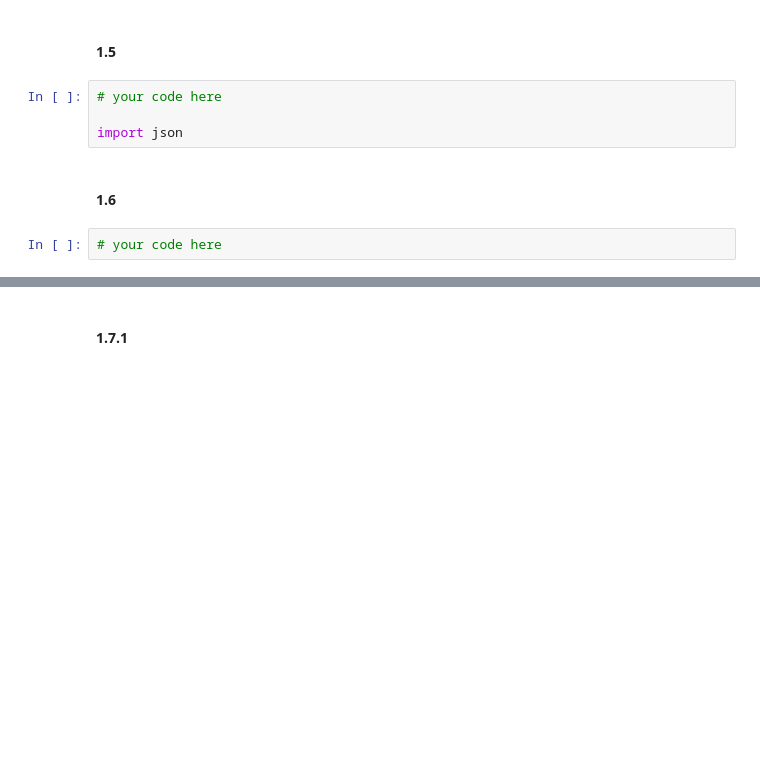
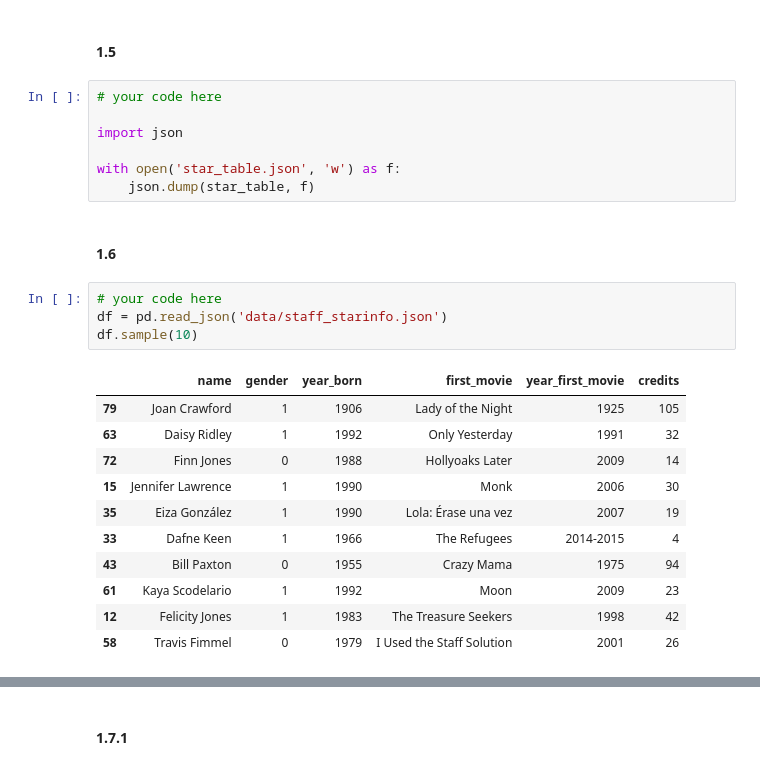
Before and after one commit to lucasresck/foundations-of-data-science, a Jupyter notebook: cs109a_hw1/S109a_hw1.ipynb, the cells around one changed output, grey strips where cells are left out. Cells and saved outputs as stored; diff of their text form; blank space fills up the shorter version.

```diff
--- a/cs109a_hw1/S109a_hw1.ipynb
+++ b/cs109a_hw1/S109a_hw1.ipynb
@@ -738,7 +786,24 @@ Your output should look like this:
 # your code here
 
 import json
+
+with open('star_table.json', 'w') as f:
+    json.dump(star_table, f)
 # %% [markdown]
 #### 1.6
 # %%
 # your code here
+df = pd.read_json('data/staff_starinfo.json')
+df.sample(10)
+# %% [output]
+|  | name | gender | year_born | first_movie | year_first_movie | credits |
+| 79 | Joan Crawford | 1 | 1906 | Lady of the Night | 1925 | 105 |
+| 63 | Daisy Ridley | 1 | 1992 | Only Yesterday | 1991 | 32 |
+| 72 | Finn Jones | 0 | 1988 | Hollyoaks Later | 2009 | 14 |
+| 15 | Jennifer Lawrence | 1 | 1990 | Monk | 2006 | 30 |
+| 35 | Eiza González | 1 | 1990 | Lola: Érase una vez | 2007 | 19 |
+| 33 | Dafne Keen | 1 | 1966 | The Refugees | 2014-2015 | 4 |
+| 43 | Bill Paxton | 0 | 1955 | Crazy Mama | 1975 | 94 |
+| 61 | Kaya Scodelario | 1 | 1992 | Moon | 2009 | 23 |
+| 12 | Felicity Jones | 1 | 1983 | The Treasure Seekers | 1998 | 42 |
+| 58 | Travis Fimmel | 0 | 1979 | I Used the Staff Solution | 2001 | 26 |
```
Also changed, not shown: parts of 19 cells of this notebook, 1 other file.
